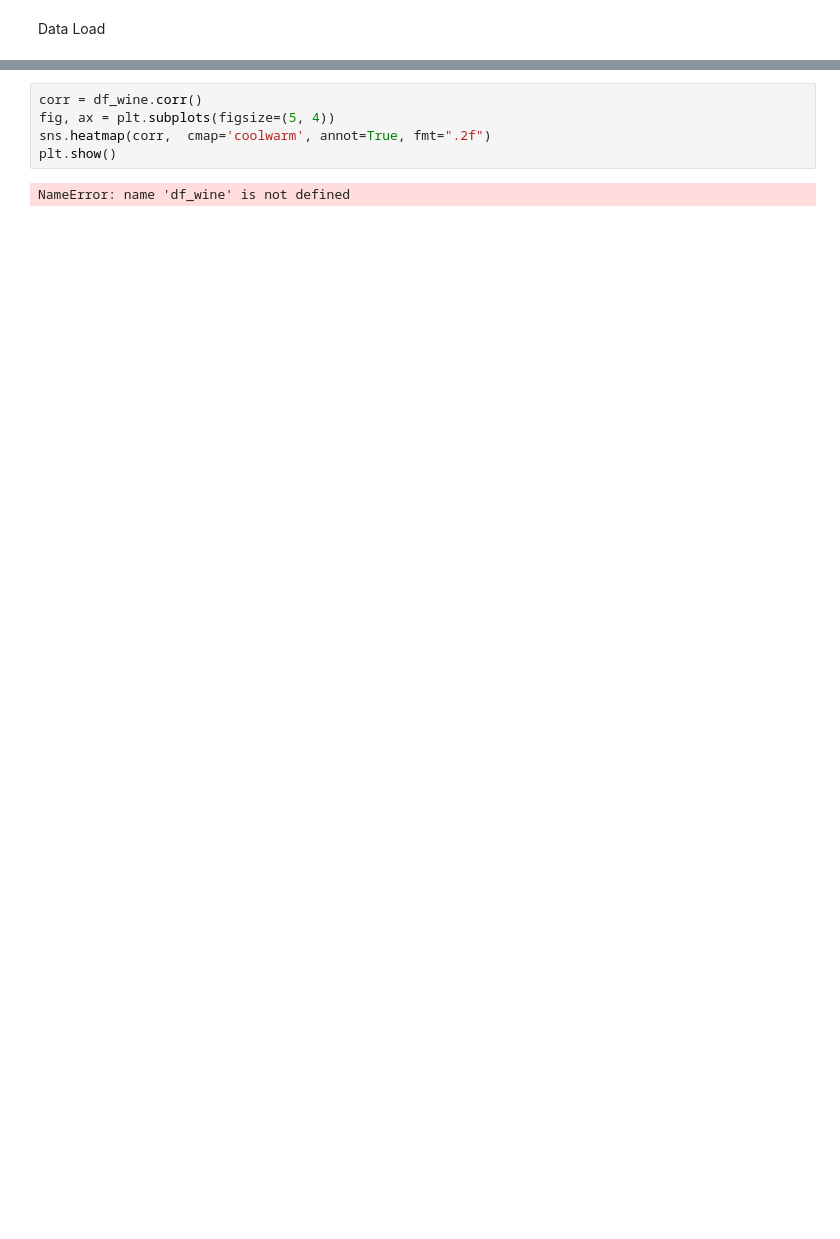
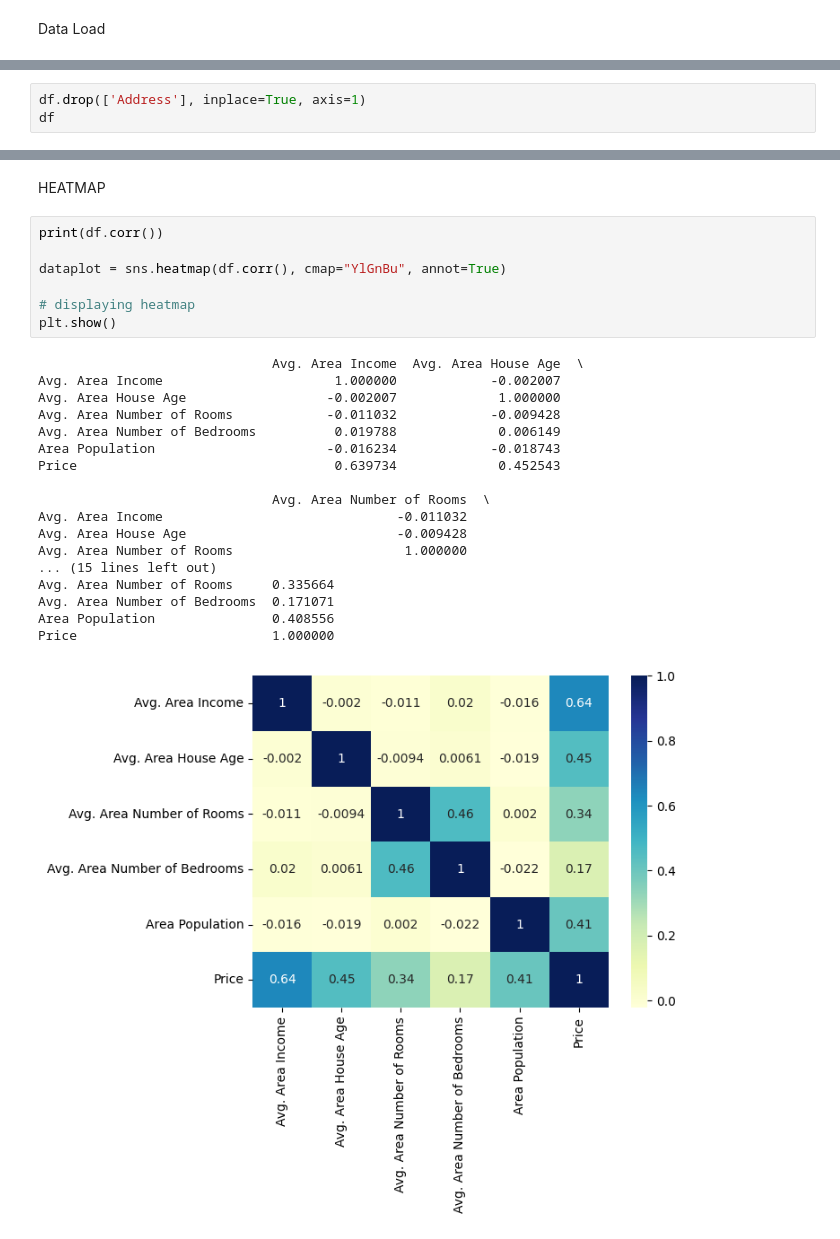
Before and after one commit to user3719431/data_analysis, a Jupyter notebook: lab1/lab1.ipynb, the cells around one changed output, grey strips where cells are left out. Saved outputs shown, nothing was run; the diff lists cells and outputs as text; blank space fills up the shorter version.

```diff
--- a/lab1/lab1.ipynb
+++ b/lab1/lab1.ipynb
@@ -55,0 +32,3 @@ Pairwise correlation of columns
+# %%
+df.drop(['Address'], inplace=True, axis=1)
+df
@@ -56,7 +49,28 @@ Pairwise correlation of columns
+# %% [markdown]
+HEATMAP
 # %%
-corr = df_wine.corr()
-fig, ax = plt.subplots(figsize=(5, 4))
-sns.heatmap(corr,  cmap='coolwarm', annot=True, fmt=".2f")
+print(df.corr())
+
+dataplot = sns.heatmap(df.corr(), cmap="YlGnBu", annot=True)
+
+# displaying heatmap
 plt.show()
 # %% [output]
-NameError: name 'df_wine' is not defined
+                              Avg. Area Income  Avg. Area House Age  \
+Avg. Area Income                      1.000000            -0.002007
+Avg. Area House Age                  -0.002007             1.000000
+Avg. Area Number of Rooms            -0.011032            -0.009428
+Avg. Area Number of Bedrooms          0.019788             0.006149
+Area Population                      -0.016234            -0.018743
+Price                                 0.639734             0.452543
+
+                              Avg. Area Number of Rooms  \
+Avg. Area Income                              -0.011032
+Avg. Area House Age                           -0.009428
+Avg. Area Number of Rooms                      1.000000
+... (15 lines left out)
+Avg. Area Number of Rooms     0.335664
+Avg. Area Number of Bedrooms  0.171071
+Area Population               0.408556
+Price                         1.000000
+[figure, added]
```
Also changed, not shown: parts of 10 cells of this notebook, 2 other files.
